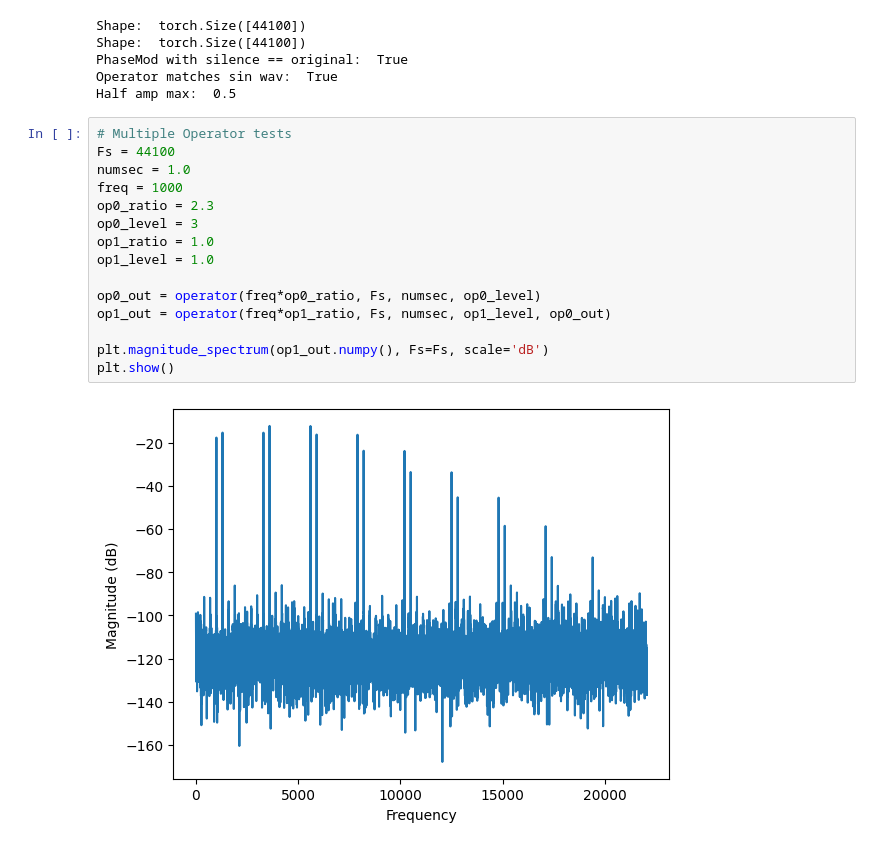
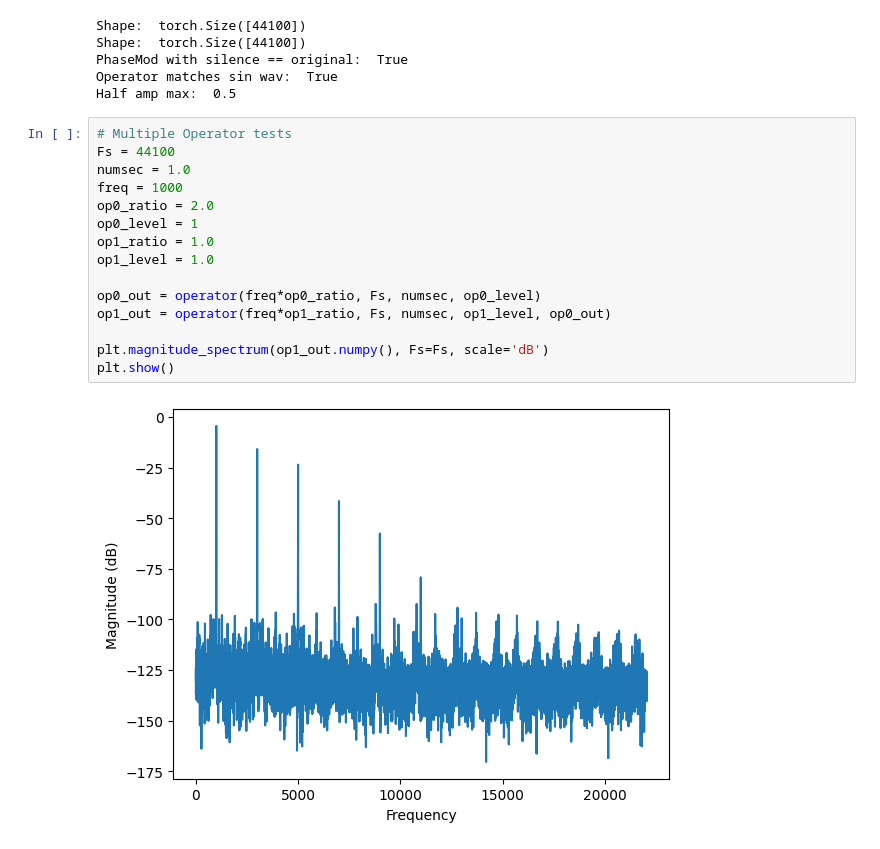
Before and after one commit to mgronberg0/FM_DDSP, a Jupyter notebook: python/notebooks/PythonFmTest.ipynb, the cells around one changed output. Drawn from its saved outputs; the diff is of its cells as text.

```diff
--- a/python/notebooks/PythonFmTest.ipynb
+++ b/python/notebooks/PythonFmTest.ipynb
@@ -57,17 +57,17 @@ Half amp max:  0.5
 # %%
 # Multiple Operator tests
 Fs = 44100
 numsec = 1.0
 freq = 1000
-op0_ratio = 2.3
-op0_level = 3
+op0_ratio = 2.0
+op0_level = 1
 op1_ratio = 1.0
 op1_level = 1.0
 
 op0_out = operator(freq*op0_ratio, Fs, numsec, op0_level)
 op1_out = operator(freq*op1_ratio, Fs, numsec, op1_level, op0_out)
 
 plt.magnitude_spectrum(op1_out.numpy(), Fs=Fs, scale='dB')
 plt.show()
 # %% [output]
-[figure, old version]
+[figure, new version]
```
Also changed, not shown: 7 other files.
